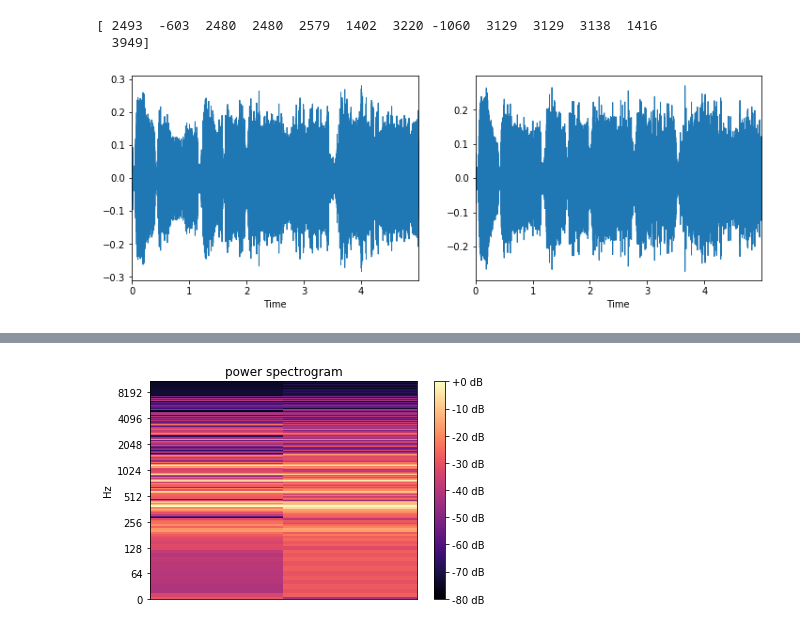
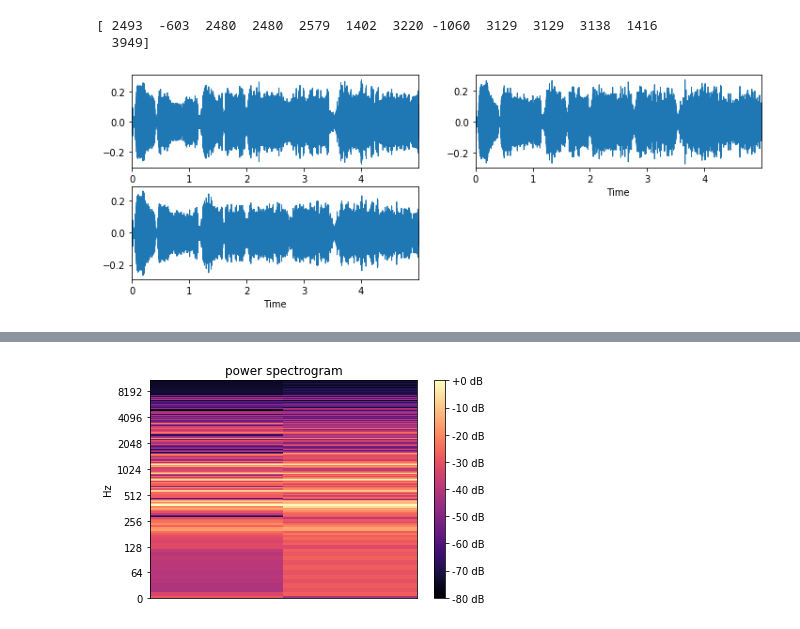
Before and after one commit to kargenk/sound_processing, a Jupyter notebook: stereo_sound.ipynb, the cells around one changed output, grey strips where cells are left out. Saved outputs shown, nothing was run; the diff lists cells and outputs as text; code cells hidden in the pictures.

```diff
--- a/stereo_sound.ipynb
+++ b/stereo_sound.ipynb
@@ -69,17 +76,20 @@ save_wav('./P_file/surround_Ro.wav', R_o)
 # %%
-l_x, l_sr = librosa.load('./P_File/surround_Lo.wav')  # 左側チャネル
-r_x, r_sr = librosa.load('./P_File/surround_Ro.wav')  # 右側チャネル
+l_x, l_sr = librosa.load('./P_File/surround_Lo.wav')   # 左側チャネル
+r_x, r_sr = librosa.load('./P_File/surround_Ro.wav')   # 右側チャネル
+m_x, m_sr = librosa.load('./P_file/surround_mix.wav')  # ステレオ音源
 
 plt.figure(figsize=(12, 4))
-plt.subplot(121)
+plt.subplot(221)
 librosa.display.waveplot(l_x, sr=l_sr)
-plt.subplot(122)
+plt.subplot(222)
 librosa.display.waveplot(r_x, sr=r_sr)
+plt.subplot(223)
+librosa.display.waveplot(m_x, sr=m_sr)
 
 plt.show()
 IPython.display.Audio(data=l_x, rate=l_sr)  # 左音源
 # %% [output]
-[figure, old version]
+[figure, new version]
 [interactive output not drawn]
 # %%
 IPython.display.Audio(data=r_x, rate=r_sr)  # 右音源
```
Also changed, not shown: parts of 4 cells of this notebook.
